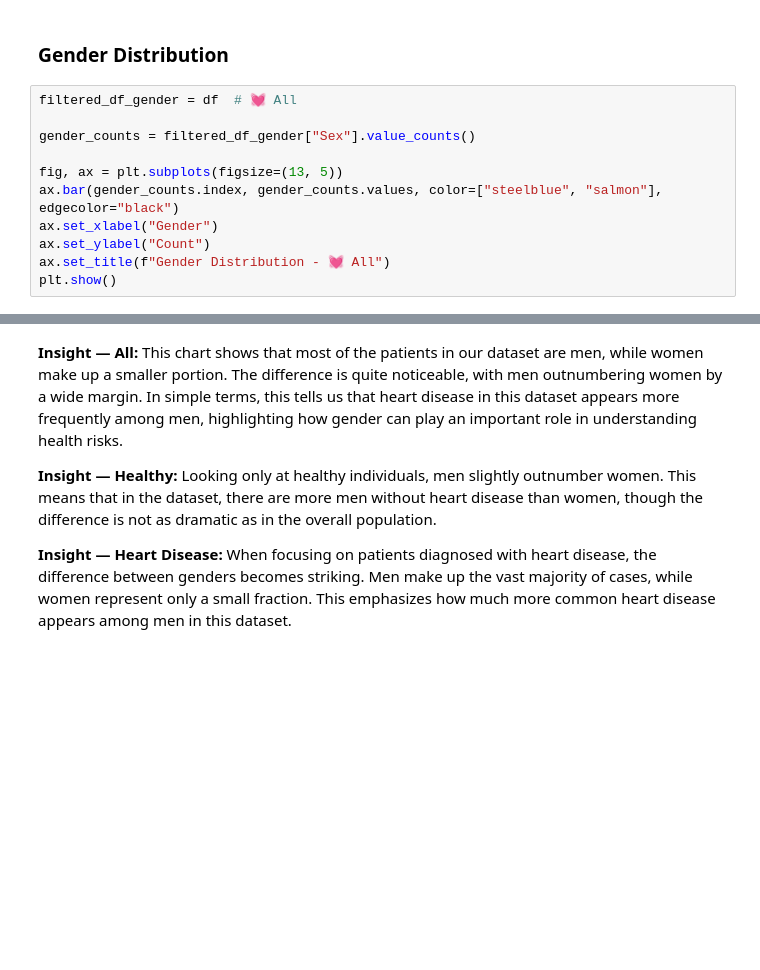
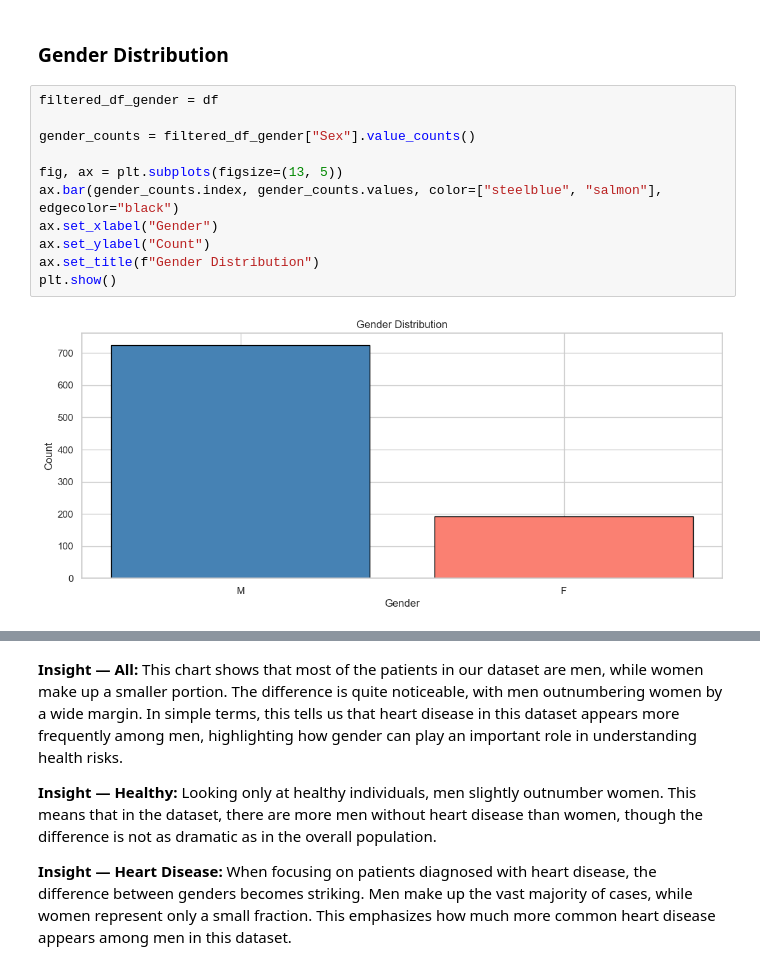
Before and after one commit to NFP-05/heart-disease-prediction, a Jupyter notebook: notebooks/EDA_Heart_Disease.ipynb, the cells around one changed output, grey strips where cells are left out. Drawn from its saved outputs; the diff is of its cells as text; blank space fills up the shorter version.

```diff
--- a/notebooks/EDA_Heart_Disease.ipynb
+++ b/notebooks/EDA_Heart_Disease.ipynb
@@ -88,16 +191,18 @@ middle-aged women also form an important group when studying heart disease risk.
 # %% [markdown]
 ### Gender Distribution
 # %%
-filtered_df_gender = df  # 💓 All
+filtered_df_gender = df
 
 gender_counts = filtered_df_gender["Sex"].value_counts()
 
 fig, ax = plt.subplots(figsize=(13, 5))
 ax.bar(gender_counts.index, gender_counts.values, color=["steelblue", "salmon"], edgecolor="black")
 ax.set_xlabel("Gender")
 ax.set_ylabel("Count")
-ax.set_title(f"Gender Distribution - 💓 All")
+ax.set_title(f"Gender Distribution")
 plt.show()
+# %% [output]
+[figure, added]
 # %%
 filtered_df_gender = df[df["HeartDisease"] == 0]  # 💙 Healthy
 
```
Also changed, not shown: parts of 40 cells of this notebook.
